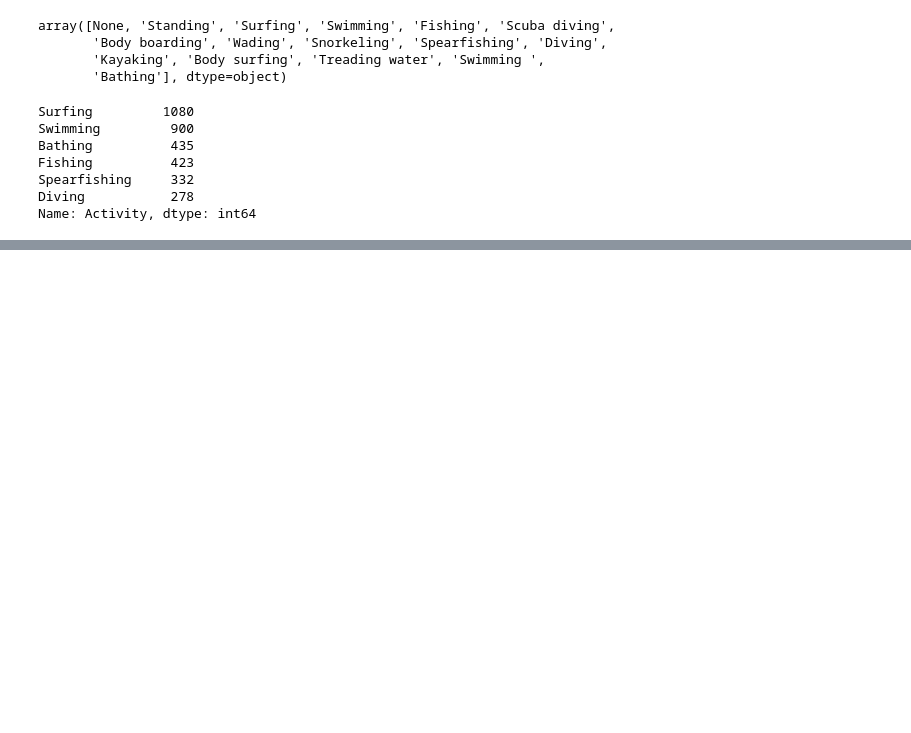
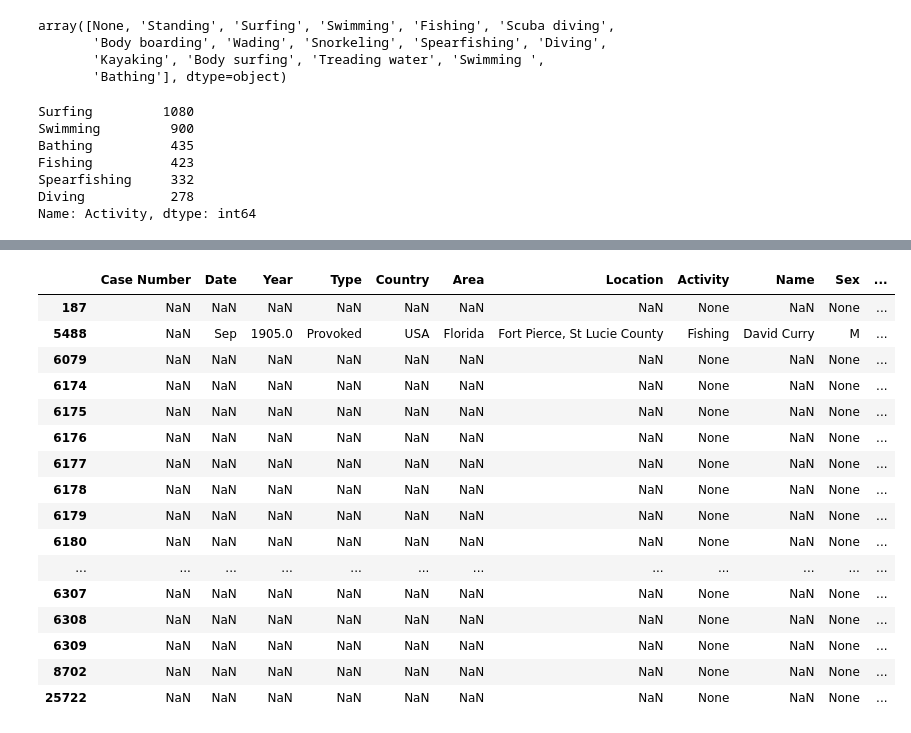
Before and after one commit to Carlosbasco93/Data-Cleaning-Pandas-Project, a Jupyter notebook: Notebook.ipynb, the cells around one changed output, grey strips where cells are left out. Cells and saved outputs as stored; diff of their text form; code cells hidden in the pictures; blank space fills up the shorter version.

Commit message:
Subimos columnas Case Number, Date y Year listas

```diff
--- a/Notebook.ipynb
+++ b/Notebook.ipynb
@@ -471,0 +701,9 @@ Name: Activity, dtype: int64
+# %%
+#Vamos a quedarnos un valor intermedio de los elementos con 3 o más digitos salvo 300708
+dictKo = {'1415':'14', np.nan:None, '':None, '9':'09','0910':"09", '1011':'10',
+        '0608':'07', '0708':'07', '1818':'18','0909':'09', '0508':'06', '1717':'17',
+        '00':None, '\xa0':None, '804':'08', '0821':'08', '2':'02', '1111':'11',
+       '300708':None, '0607':'06', '1618':'17', '1515':'15', '1920':'19', '1213':'12',
+        '0304':'03','0915':'12', '0809':'08', '1214':'13', '1013':'11', '1014':'12',
+        '1821':'19', '1112':'11', '1718':'17'}
+df.replace({"Time":dictKo}, inplace=True)
@@ -471,0 +745,5 @@ Name: Activity, dtype: int64
+# %%
+dfAux = df.Species.value_counts() #Obtenemos una serie con todos los valores acumulados
+badIndexs = dfAux[dfAux<16].index #Nos quedamos los casos que no nos interesan
+
+df["Species"].replace(badIndexs,np.nan, inplace=True) #Reemplazo en la columna deseada estos nombres por None
@@ -471,0 +762,11 @@ Name: Activity, dtype: int64
+# %%
+dictKo = {np.nan:None, '2 m shark':'Undefined shark',
+       'Shark involvement not confirmed':None, 'Questionable':None, '3 m shark':'Undefined shark',
+       "6' shark":'Undefined shark', "5' shark":'Undefined shark',
+       "4' to 5' shark":'Undefined shark', "4' shark":'Undefined shark', "3' shark":'Undefined shark',
+       "3' to 4' shark":'Undefined shark','Invalid':None, 'No shark involvement':None,
+       'Shark involvement prior to death was not confirmed':None,
+       "1.8 m [6'] shark":'Undefined shark', "3 m [10'] shark":'Undefined shark', "2.4 m [8'] shark":'Undefined shark',
+       "1.2 m [4'] shark":'Undefined shark', "1.5 m [5'] shark":'Undefined shark', 'Questionable incident':None,
+       'Shark involvement prior to death unconfirmed':None}
+df.replace({"Species":dictKo}, inplace=True)
@@ -471,0 +803,6 @@ Name: Activity, dtype: int64
+# %%
+df[df["Unnamed: 22"].notnull()] #1478
+df[df["Unnamed: 23"].notna()] #4415 y 5840
+df.at[1478, "Unnamed: 22"] = np.nan
+df.at[4415, "Unnamed: 23"] = np.nan
+df.at[5840, "Unnamed: 23"] = np.nan
@@ -471,0 +830,21 @@ Name: Activity, dtype: int64
+# %%
+df[df["Case Number"].isnull()] #De estos casos sólo queremos rescatar el registro 5488
+#El resto de datos están en blanco para todas las columnas, podemos eliminar los registros
+# %% [output]
+|  | Case Number | Date | Year | Type | Country | Area | Location | Activity | Name | Sex | ... |
+| 187 | NaN | NaN | NaN | NaN | NaN | NaN | NaN | None | NaN | None | ... |
+| 5488 | NaN | Sep | 1905.0 | Provoked | USA | Florida | Fort Pierce, St Lucie County | Fishing | David Curry | M | ... |
+| 6079 | NaN | NaN | NaN | NaN | NaN | NaN | NaN | None | NaN | None | ... |
+| 6174 | NaN | NaN | NaN | NaN | NaN | NaN | NaN | None | NaN | None | ... |
+| 6175 | NaN | NaN | NaN | NaN | NaN | NaN | NaN | None | NaN | None | ... |
+| 6176 | NaN | NaN | NaN | NaN | NaN | NaN | NaN | None | NaN | None | ... |
+| 6177 | NaN | NaN | NaN | NaN | NaN | NaN | NaN | None | NaN | None | ... |
+| 6178 | NaN | NaN | NaN | NaN | NaN | NaN | NaN | None | NaN | None | ... |
+| 6179 | NaN | NaN | NaN | NaN | NaN | NaN | NaN | None | NaN | None | ... |
+| 6180 | NaN | NaN | NaN | NaN | NaN | NaN | NaN | None | NaN | None | ... |
+| ... | ... | ... | ... | ... | ... | ... | ... | ... | ... | ... | ... |
+| 6307 | NaN | NaN | NaN | NaN | NaN | NaN | NaN | None | NaN | None | ... |
+| 6308 | NaN | NaN | NaN | NaN | NaN | NaN | NaN | None | NaN | None | ... |
+| 6309 | NaN | NaN | NaN | NaN | NaN | NaN | NaN | None | NaN | None | ... |
+| 8702 | NaN | NaN | NaN | NaN | NaN | NaN | NaN | None | NaN | None | ... |
+| 25722 | NaN | NaN | NaN | NaN | NaN | NaN | NaN | None | NaN | None | ... |
```
Also changed, not shown: parts of 54 cells of this notebook.
